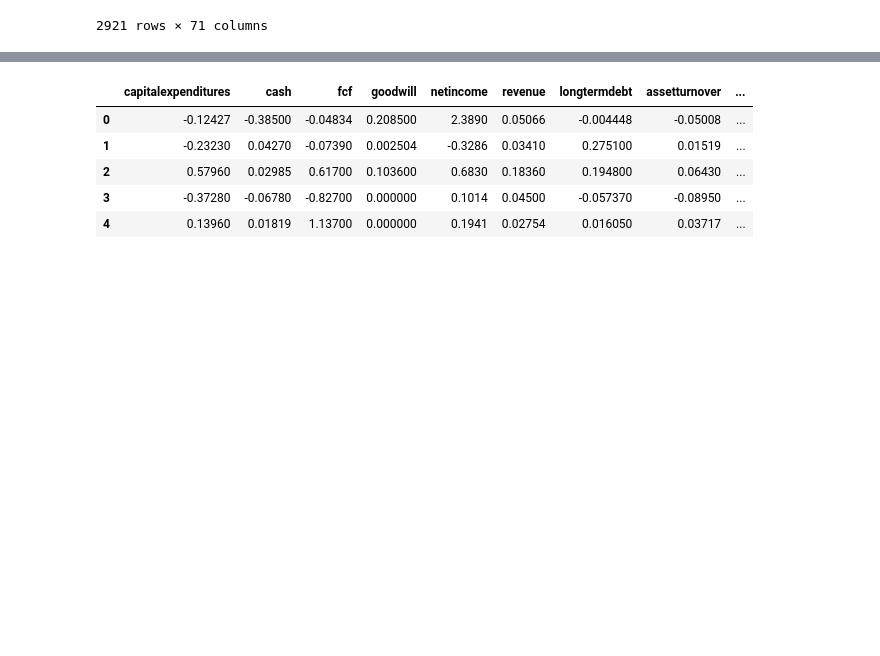
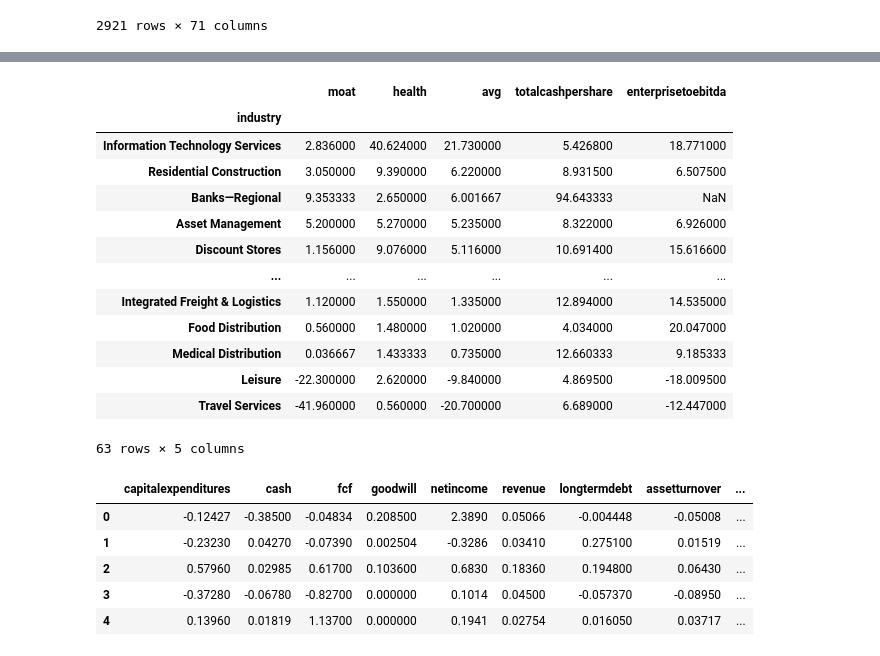
Before and after one commit to Michiel-DK/tracker, a Jupyter notebook: notebooks/try.ipynb, the cells around one changed output, grey strips where cells are left out. Saved outputs shown, nothing was run; the diff lists cells and outputs as text; code cells hidden in the pictures; blank space fills up the shorter version.

```diff
--- a/notebooks/try.ipynb
+++ b/notebooks/try.ipynb
@@ -818,0 +833,3 @@ check_2021.sort_values('avg', ascending=False)
+# %%
+merged_y_check = check_2021.merge(company_info, on='ticker', how='left').merge(company_value, on='ticker', how='left')
+merged_y_check.head()
@@ -819,3 +858,21 @@ check_2021.sort_values('avg', ascending=False)
+# %%
+avg_industry = merged_y_check.groupby('industry').agg({'moat':'mean','health':'mean', 'avg':'mean','totalcashpershare':'mean', 'enterprisetoebitda':'mean' })
+avg_industry.sort_values(['avg', 'totalcashpershare'], ascending=False)
+# %% [output]
+|  | moat | health | avg | totalcashpershare | enterprisetoebitda |
+| industry |  |  |  |  |  |
+| Information Technology Services | 2.836000 | 40.624000 | 21.730000 | 5.426800 | 18.771000 |
+| Residential Construction | 3.050000 | 9.390000 | 6.220000 | 8.931500 | 6.507500 |
+| Banks—Regional | 9.353333 | 2.650000 | 6.001667 | 94.643333 | NaN |
+| Asset Management | 5.200000 | 5.270000 | 5.235000 | 8.322000 | 6.926000 |
+| Discount Stores | 1.156000 | 9.076000 | 5.116000 | 10.691400 | 15.616600 |
+| ... | ... | ... | ... | ... | ... |
+| Integrated Freight & Logistics | 1.120000 | 1.550000 | 1.335000 | 12.894000 | 14.535000 |
+| Food Distribution | 0.560000 | 1.480000 | 1.020000 | 4.034000 | 20.047000 |
+| Medical Distribution | 0.036667 | 1.433333 | 0.735000 | 12.660333 | 9.185333 |
+| Leisure | -22.300000 | 2.620000 | -9.840000 | 4.869500 | -18.009500 |
+| Travel Services | -41.960000 | 0.560000 | -20.700000 | 6.689000 | -12.447000 |
+63 rows × 5 columns
 # %%
 cur = conn.cursor()
 cur.execute('''SELECT * from yearly_growth''')
```
Also changed, not shown: parts of 23 cells of this notebook, 1 other file.
